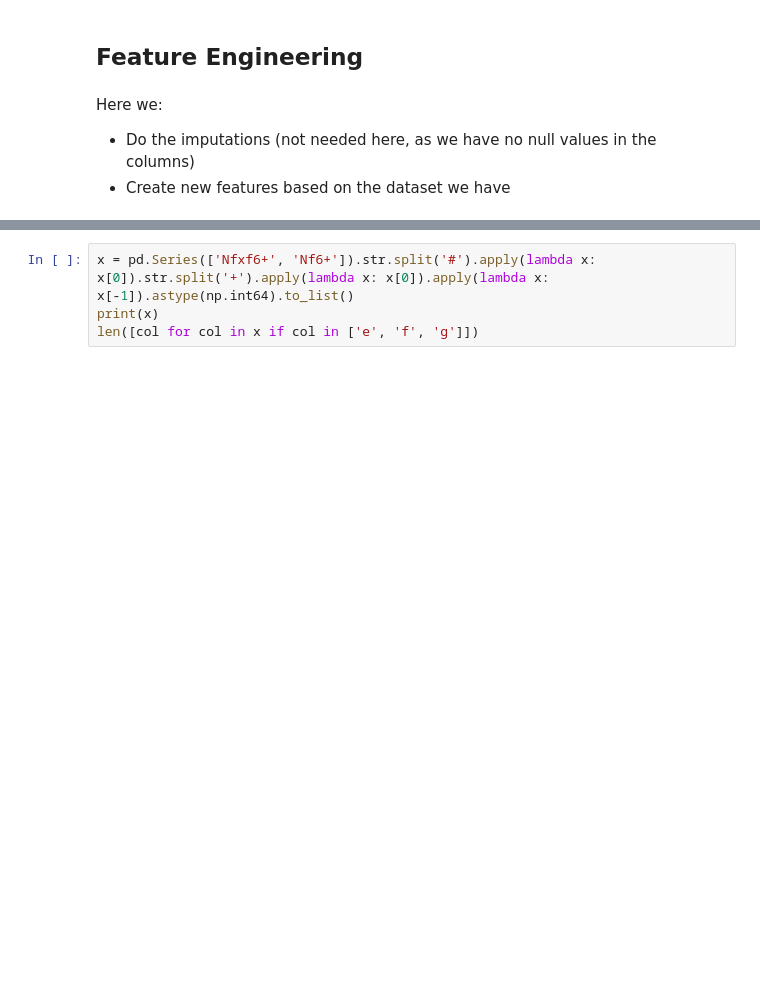
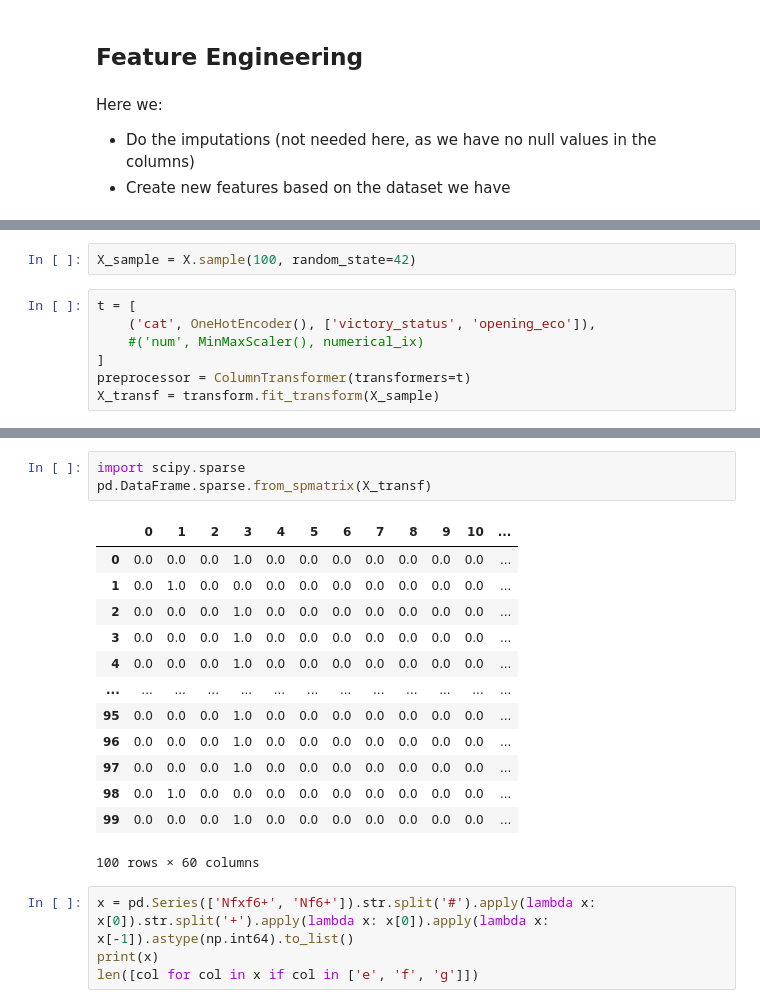
Before and after one commit to mpereiramoretti/lichess-games-prediction, a Jupyter notebook: 0. EDA/0.1 Selecting the variables.ipynb, the cells around one changed output, grey strips where cells are left out. Saved outputs shown, nothing was run; the diff lists cells and outputs as text; blank space fills up the shorter version.

```diff
--- a/0. EDA/0.1 Selecting the variables.ipynb
+++ b/0. EDA/0.1 Selecting the variables.ipynb
@@ -201,0 +234,9 @@ SyntaxError: invalid syntax (<ipython-input-135-d2ac4faa683d>, line 101)
+# %%
+X_sample = X.sample(100, random_state=42)
+# %%
+t = [
+    ('cat', OneHotEncoder(), ['victory_status', 'opening_eco']),
+    #('num', MinMaxScaler(), numerical_ix)
+]
+preprocessor = ColumnTransformer(transformers=t)
+X_transf = transform.fit_transform(X_sample)
@@ -202,3 +277,20 @@ SyntaxError: invalid syntax (<ipython-input-135-d2ac4faa683d>, line 101)
+# %%
+import scipy.sparse
+pd.DataFrame.sparse.from_spmatrix(X_transf)
+# %% [output]
+|  | 0 | 1 | 2 | 3 | 4 | 5 | 6 | 7 | 8 | 9 | 10 | ... |
+| 0 | 0.0 | 0.0 | 0.0 | 1.0 | 0.0 | 0.0 | 0.0 | 0.0 | 0.0 | 0.0 | 0.0 | ... |
+| 1 | 0.0 | 1.0 | 0.0 | 0.0 | 0.0 | 0.0 | 0.0 | 0.0 | 0.0 | 0.0 | 0.0 | ... |
+| 2 | 0.0 | 0.0 | 0.0 | 1.0 | 0.0 | 0.0 | 0.0 | 0.0 | 0.0 | 0.0 | 0.0 | ... |
+| 3 | 0.0 | 0.0 | 0.0 | 1.0 | 0.0 | 0.0 | 0.0 | 0.0 | 0.0 | 0.0 | 0.0 | ... |
+| 4 | 0.0 | 0.0 | 0.0 | 1.0 | 0.0 | 0.0 | 0.0 | 0.0 | 0.0 | 0.0 | 0.0 | ... |
+| ... | ... | ... | ... | ... | ... | ... | ... | ... | ... | ... | ... | ... |
+| 95 | 0.0 | 0.0 | 0.0 | 1.0 | 0.0 | 0.0 | 0.0 | 0.0 | 0.0 | 0.0 | 0.0 | ... |
+| 96 | 0.0 | 0.0 | 0.0 | 1.0 | 0.0 | 0.0 | 0.0 | 0.0 | 0.0 | 0.0 | 0.0 | ... |
+| 97 | 0.0 | 0.0 | 0.0 | 1.0 | 0.0 | 0.0 | 0.0 | 0.0 | 0.0 | 0.0 | 0.0 | ... |
+| 98 | 0.0 | 1.0 | 0.0 | 0.0 | 0.0 | 0.0 | 0.0 | 0.0 | 0.0 | 0.0 | 0.0 | ... |
+| 99 | 0.0 | 0.0 | 0.0 | 1.0 | 0.0 | 0.0 | 0.0 | 0.0 | 0.0 | 0.0 | 0.0 | ... |
+100 rows × 60 columns
 # %%
 x = pd.Series(['Nfxf6+', 'Nf6+']).str.split('#').apply(lambda x: x[0]).str.split('+').apply(lambda x: x[0]).apply(lambda x: x[-1]).astype(np.int64).to_list()
 print(x)
```
Also changed, not shown: parts of 11 cells of this notebook.
